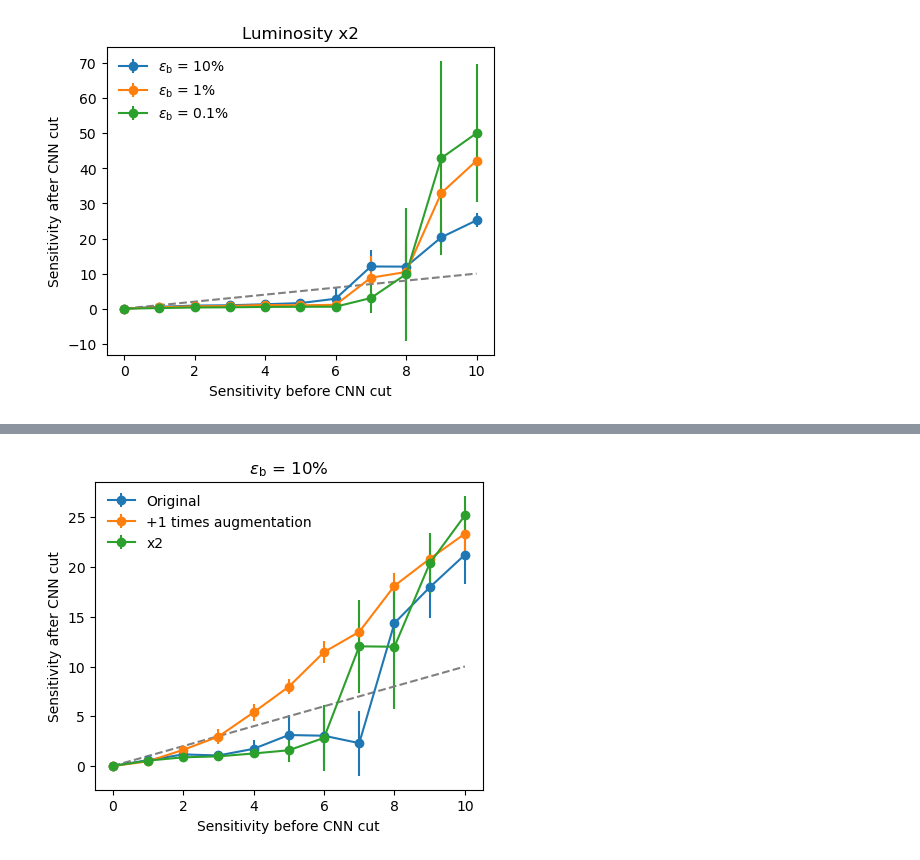
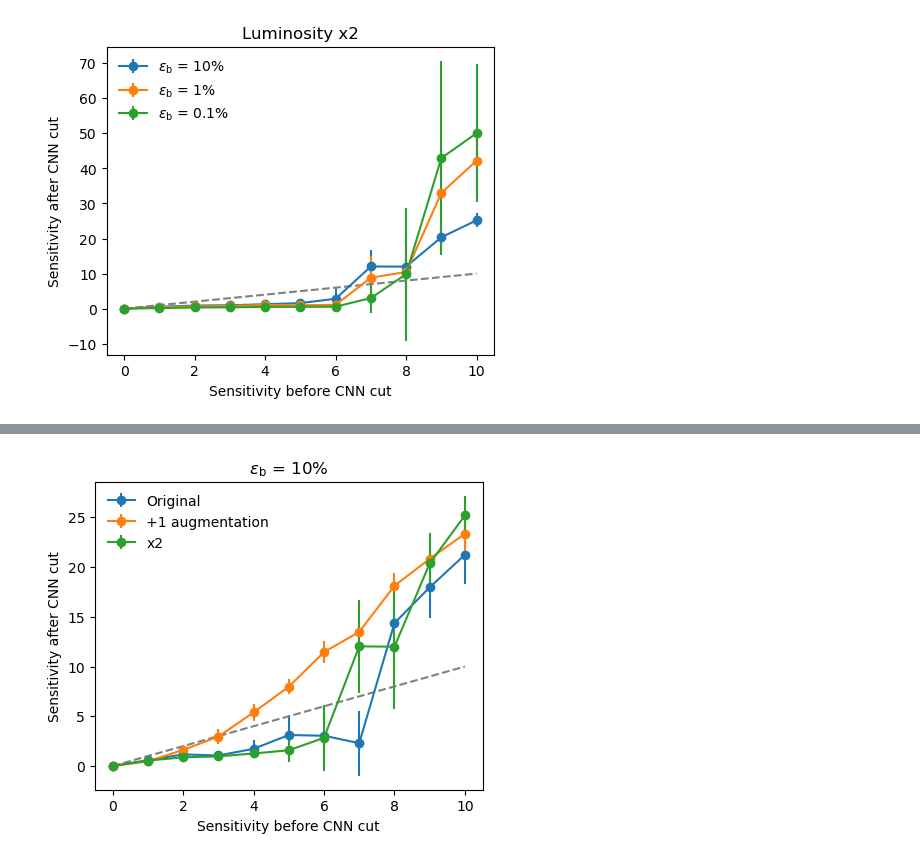
Before and after one commit to r10222035/data_augmentation, a Jupyter notebook: CNN/CNN_selection.ipynb, the cells around one changed output, grey strips where cells are left out. Drawn from its saved outputs; the diff is of its cells as text; code cells hidden in the pictures.

```diff
--- a/CNN/CNN_selection.ipynb
+++ b/CNN/CNN_selection.ipynb
@@ -322,19 +351,20 @@ for sensitivity in sensitivities:
 # %%
 fig, ax = plt.subplots(1, 1, figsize=(5,4))
 
 ax.errorbar(sensitivities, sensitivities_after, yerr=std, marker='o', label='Original')
-ax.errorbar(sensitivities, sensitivities_aug_1_after, yerr=std_aug_1, marker='o', label='+1 times augmentation')
+ax.errorbar(sensitivities, sensitivities_aug_1_after, yerr=std_aug_1, marker='o', label='+1 augmentation')
 ax.errorbar(sensitivities, sensitivities_x2_after, yerr=std_x2, marker='o', label='x2')
+
 ax.plot(sensitivities, sensitivities, '--', color='grey')
 
 
 ax.set_title('$\epsilon_\mathrm{b}$ = 10%')
 ax.set_xlabel('Sensitivity before CNN cut')
 ax.set_ylabel('Sensitivity after CNN cut')
 
 ax.legend(frameon=False)
 
-plt.savefig('../figures/HVmodel_sensitivity_improvement_bkg_eff_10.png', dpi=300, facecolor='White', bbox_inches='tight')
+plt.savefig('../figures/HVmodel_sensitivity_improvement_bkg_eff_10.pdf', dpi=300, facecolor='White', bbox_inches='tight')
 plt.show()
 # %% [output]
-[figure, old version]
+[figure, new version]
```
Also changed, not shown: parts of 10 cells of this notebook, 20 other files.
